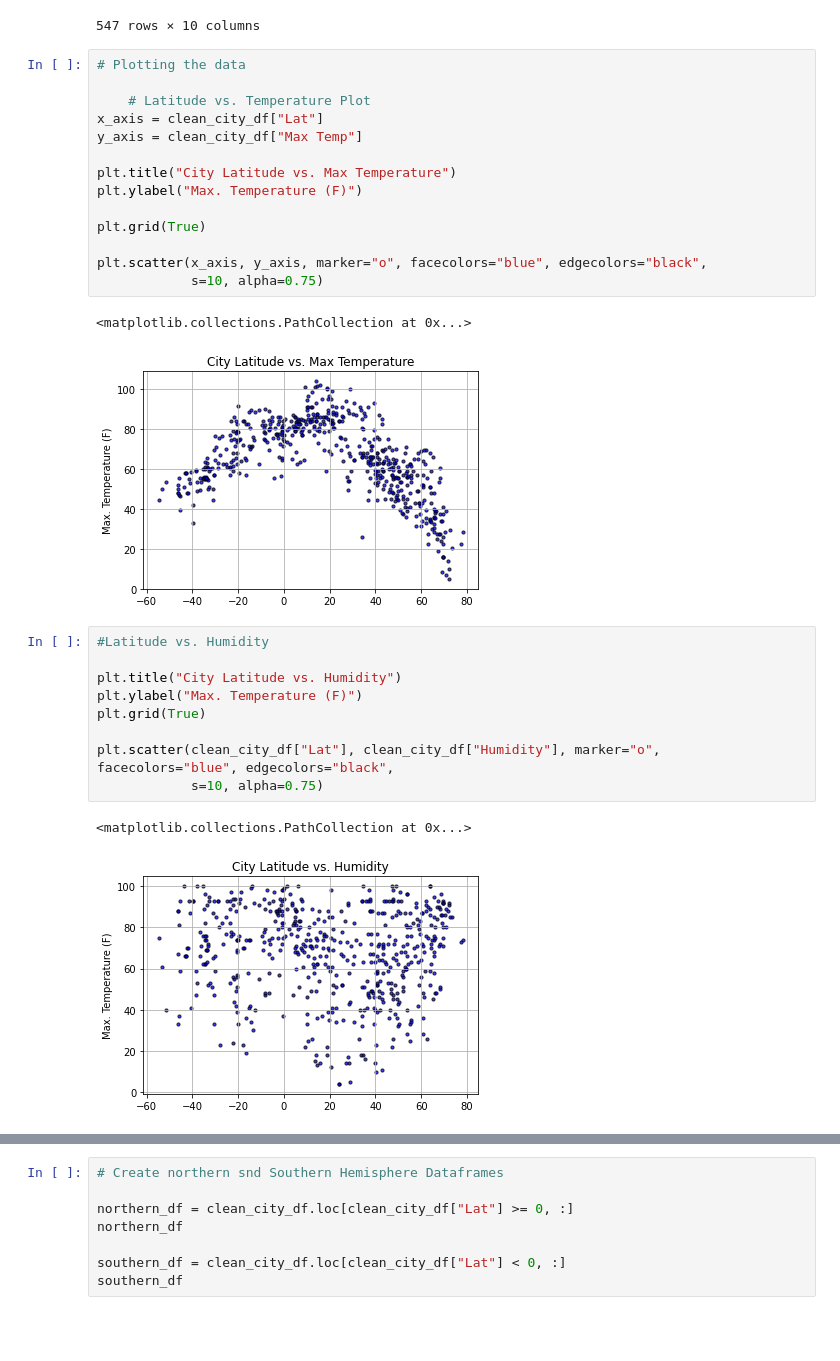
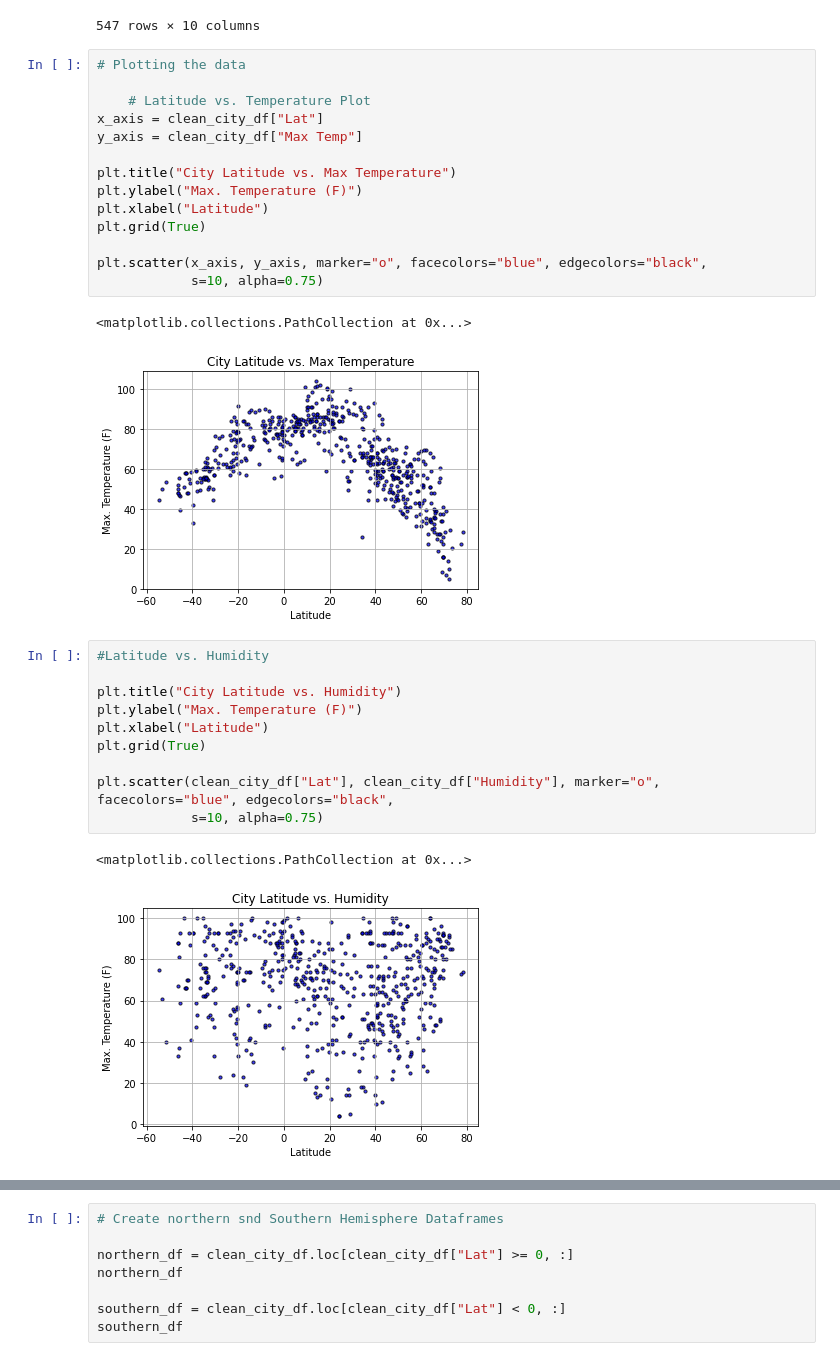
Before and after one commit to alekyaagadiraju/APIs-challenge, a Jupyter notebook: WeatherPy/Weather.ipynb, the cells around one changed output, grey strips where cells are left out. Drawn from its saved outputs; the diff is of its cells as text; blank space fills up the shorter version.

```diff
--- a/WeatherPy/Weather.ipynb
+++ b/WeatherPy/Weather.ipynb
@@ -166,32 +190,33 @@ clean_city_df
 # %%
 # Plotting the data
 
     # Latitude vs. Temperature Plot
 x_axis = clean_city_df["Lat"]
 y_axis = clean_city_df["Max Temp"]
 
 plt.title("City Latitude vs. Max Temperature")
 plt.ylabel("Max. Temperature (F)")
-
+plt.xlabel("Latitude")
 plt.grid(True)
 
 plt.scatter(x_axis, y_axis, marker="o", facecolors="blue", edgecolors="black",
             s=10, alpha=0.75)
 # %% [output]
 <matplotlib.collections.PathCollection at 0x...>
-[figure, old version]
+[figure, new version]
 # %%
 #Latitude vs. Humidity
 
 plt.title("City Latitude vs. Humidity")
 plt.ylabel("Max. Temperature (F)")
+plt.xlabel("Latitude")
 plt.grid(True)
 
 plt.scatter(clean_city_df["Lat"], clean_city_df["Humidity"], marker="o", facecolors="blue", edgecolors="black",
             s=10, alpha=0.75)
 # %% [output]
 <matplotlib.collections.PathCollection at 0x...>
-[figure, old version]
+[figure, new version]
 # %%
 #Latitude vs. Cloudiness
 
```
Also changed, not shown: parts of 13 cells of this notebook.
